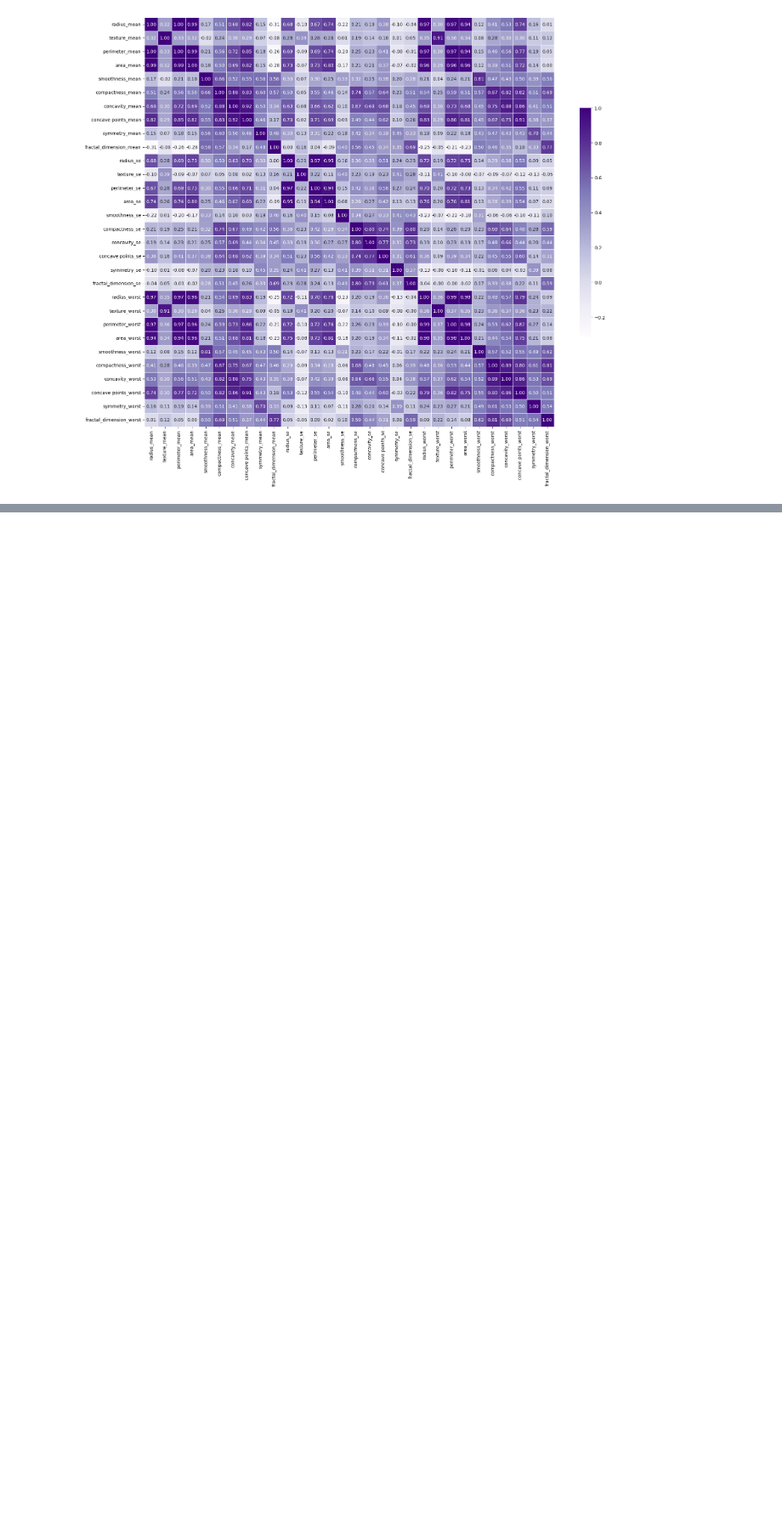
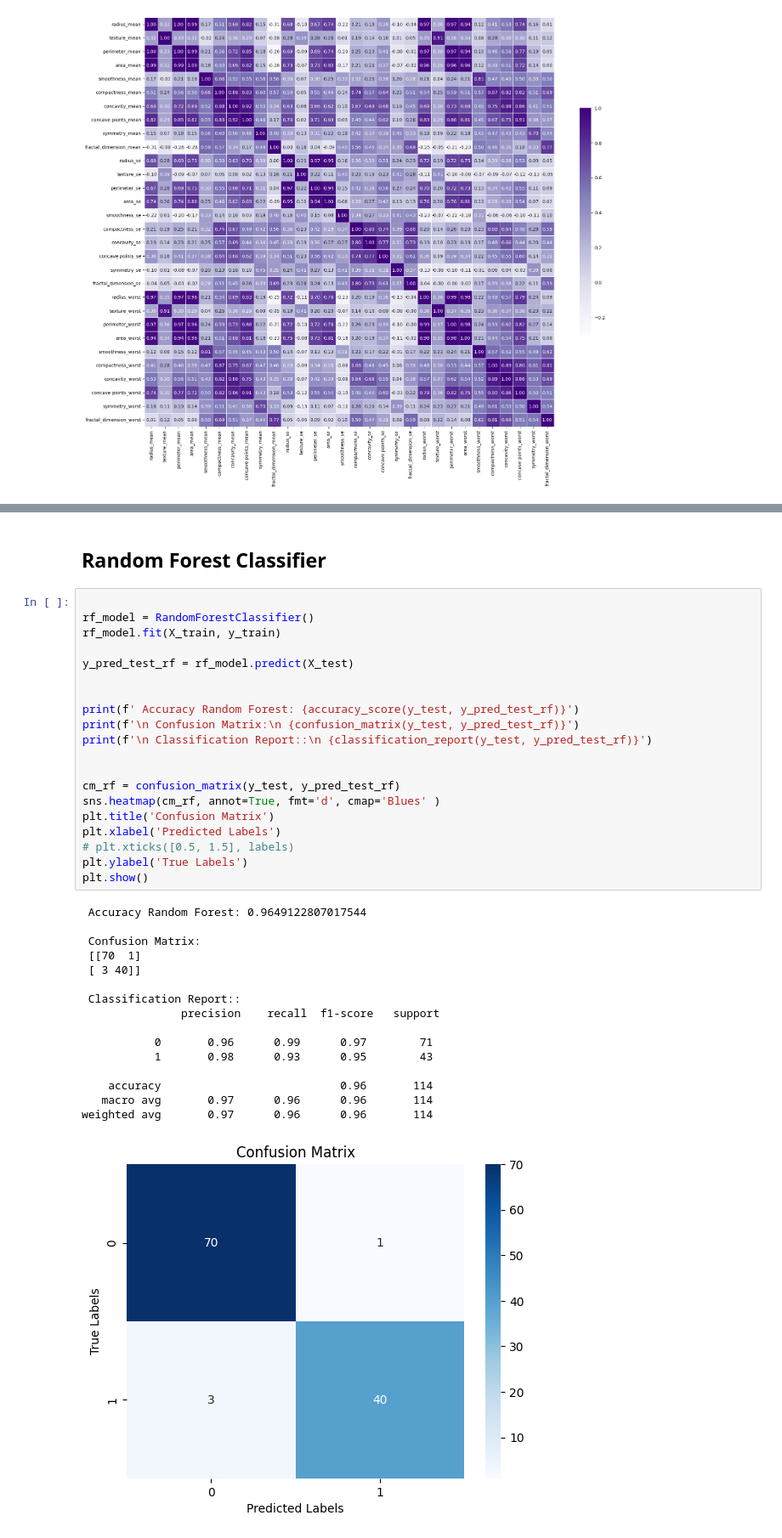
Before and after one commit to AfsanehShamsaddini/Breast_Cancer_Classification, a Jupyter notebook: Breast_Cancer_Classification.ipynb, the cells around one changed output, grey strips where cells are left out. Shown at 85% size. Drawn from its saved outputs; the diff is of its cells as text; blank space fills up the shorter version.

```diff
--- a/Breast_Cancer_Classification.ipynb
+++ b/Breast_Cancer_Classification.ipynb
@@ -183,0 +330,39 @@ plt.show()
+# %% [markdown]
+## Random Forest Classifier
+# %%
+
+rf_model = RandomForestClassifier()
+rf_model.fit(X_train, y_train)
+
+y_pred_test_rf = rf_model.predict(X_test)
+
+
+print(f' Accuracy Random Forest: {accuracy_score(y_test, y_pred_test_rf)}')
+print(f'\n Confusion Matrix:\n {confusion_matrix(y_test, y_pred_test_rf)}')
+print(f'\n Classification Report::\n {classification_report(y_test, y_pred_test_rf)}')
+
+
+cm_rf = confusion_matrix(y_test, y_pred_test_rf)
+sns.heatmap(cm_rf, annot=True, fmt='d', cmap='Blues' )
+plt.title('Confusion Matrix')
+plt.xlabel('Predicted Labels')
+# plt.xticks([0.5, 1.5], labels)
+plt.ylabel('True Labels')
+plt.show()
+# %% [output]
+ Accuracy Random Forest: 0.9649122807017544
+
+ Confusion Matrix:
+ [[70  1]
+ [ 3 40]]
+
+ Classification Report::
+               precision    recall  f1-score   support
+
+           0       0.96      0.99      0.97        71
+           1       0.98      0.93      0.95        43
+
+    accuracy                           0.96       114
+   macro avg       0.97      0.96      0.96       114
+weighted avg       0.97      0.96      0.96       114
+[figure, added]
```
Also changed, not shown: parts of 24 cells of this notebook.
